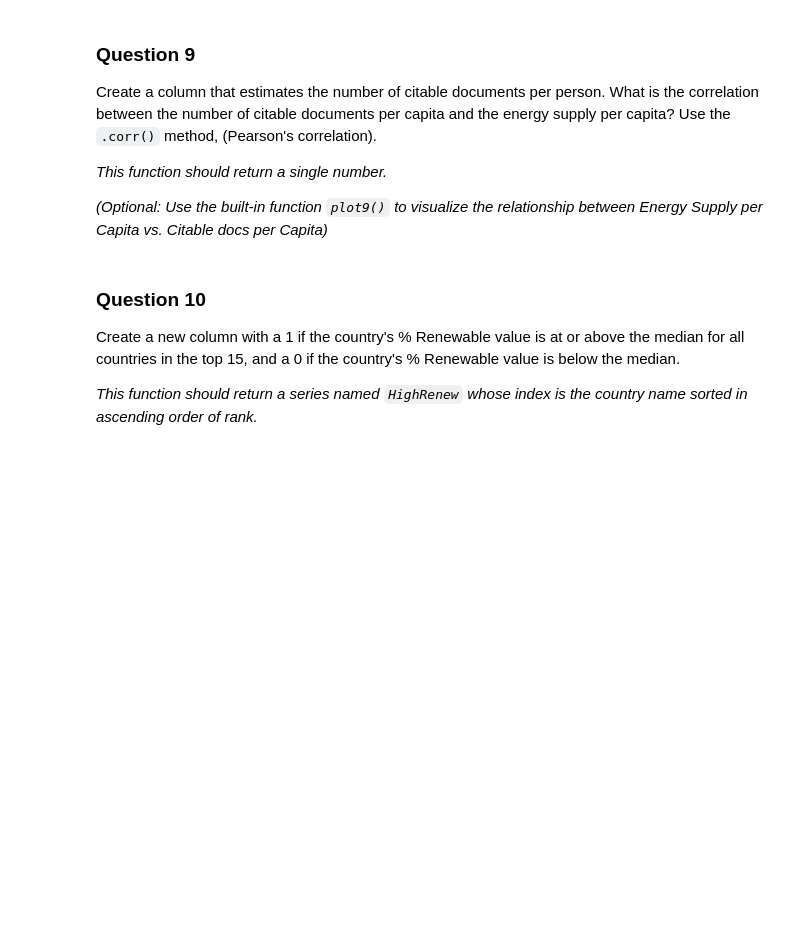
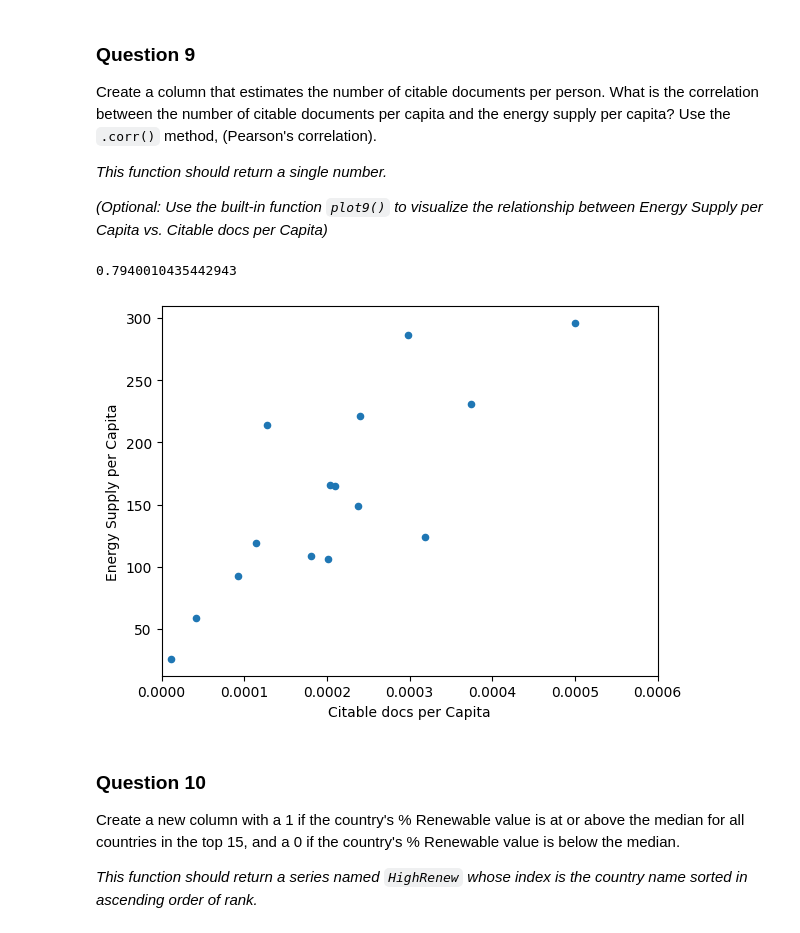
Before and after one commit to calebrauscher/University_of_Michigan, a Jupyter notebook: Introduction to Data Science/assignment3/assignment3.ipynb, the cells around one changed output. Saved outputs shown, nothing was run; the diff lists cells and outputs as text; code cells hidden in the pictures; blank space fills up the shorter version.

```diff
--- a/Introduction to Data Science/assignment3/assignment3.ipynb
+++ b/Introduction to Data Science/assignment3/assignment3.ipynb
@@ -438,3 +441,7 @@ def answer_nine():
+# %%
+answer_nine()
+# %% [output]
+0.7940010435442943
 # %%
 def plot9():
     import matplotlib as plt
@@ -444,6 +451,10 @@ def plot9():
     Top15['PopEst'] = Top15['Energy Supply'] / Top15['Energy Supply per Capita']
     Top15['Citable docs per Capita'] = Top15['Citable documents'] / Top15['PopEst']
     Top15.plot(x='Citable docs per Capita', y='Energy Supply per Capita', kind='scatter', xlim=[0, 0.0006])
+# %%
+plot9()
+# %% [output]
+[figure, added]
 # %%
 assert answer_nine() >= -1. and answer_nine() <= 1., "Q9: A valid correlation should between -1 to 1!"
 # %% [markdown]
```
Also changed, not shown: parts of 2 cells of this notebook.
